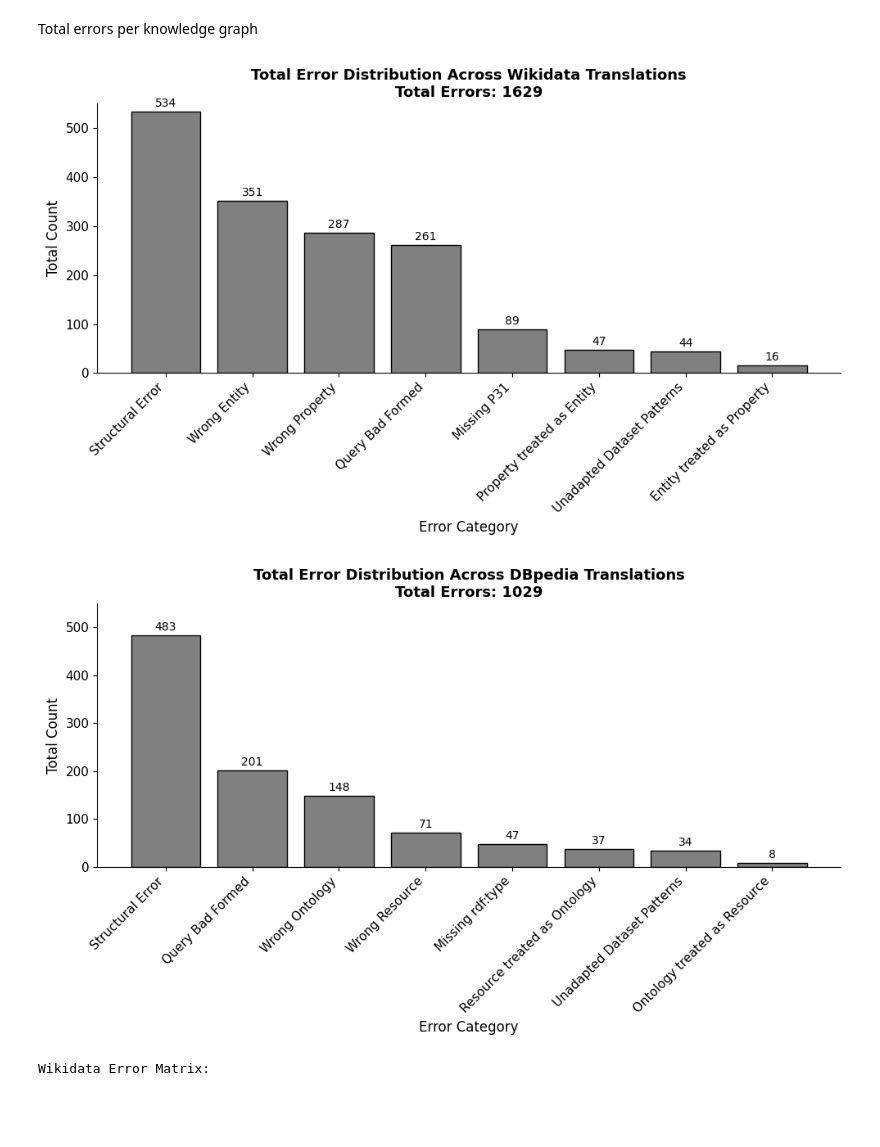
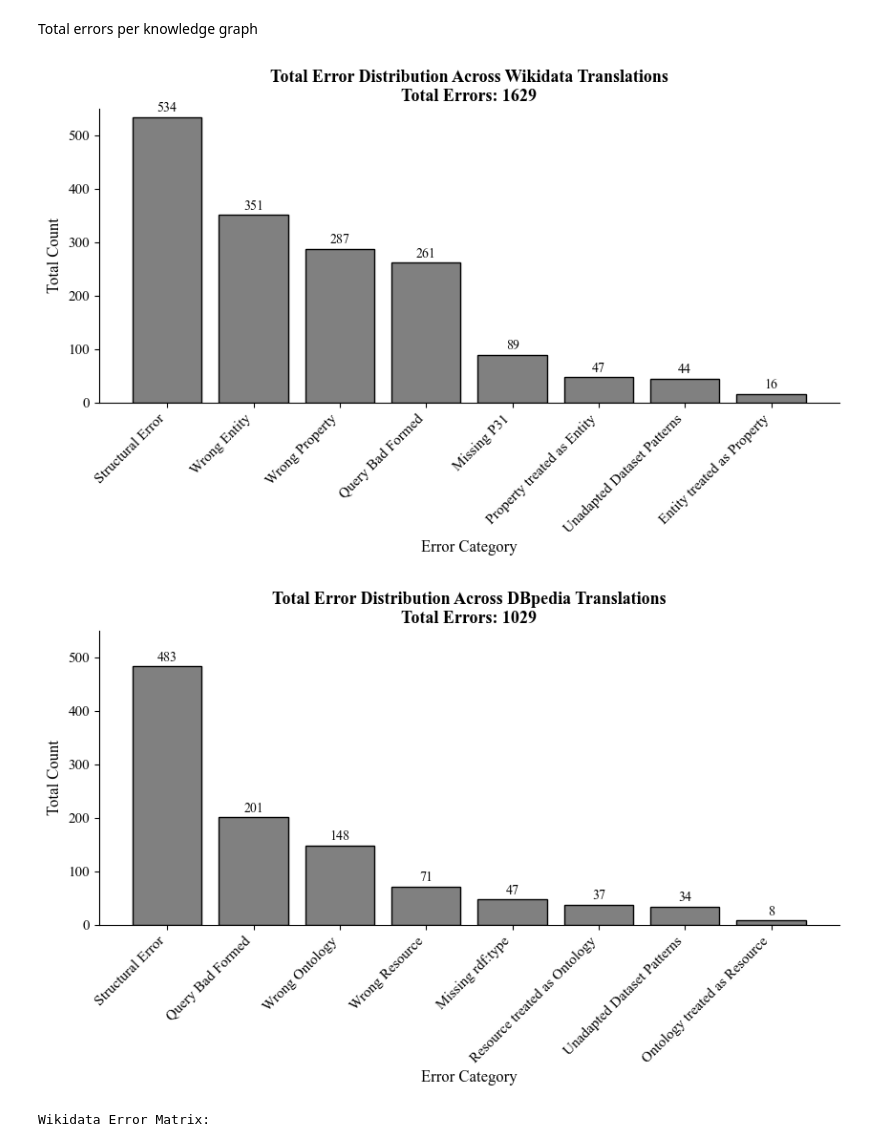
Before and after one commit to semantic-systems/Automatic-SPARQL-translation, a Jupyter notebook: Result-comparison/results_deep_analysis.ipynb, the cells around one changed output. Cells and saved outputs as stored; diff of their text form; code cells hidden in the pictures; blank space fills up the shorter version.

```diff
--- a/Result-comparison/results_deep_analysis.ipynb
+++ b/Result-comparison/results_deep_analysis.ipynb
@@ -7,6 +7,12 @@ import seaborn as sns
 import glob
 import sys
 from collections import Counter
+# %%
+# Set font to Times New Roman for all plots
+plt.rcParams.update({
+    "font.family": "serif",
+    "font.serif": ["Times New Roman"],
+})
 # %%
 sys.path.append(os.path.abspath("../QALD9-Plus-testing/sparql_evaluation"))
 from plot_error_label_distribution_single import plot_error_label_distribution
@@ -109,7 +115,7 @@ for path in glob.glob("categorization/*_results_analysis.xlsx"):
     elif "dbpedia" in path.lower():
         dbpedia_errors.update(error_counts)
 
-def plot_error_summary(counter, title, color="gray"):
+def plot_error_summary(counter, title, filename, color="gray"):
     if not counter:
         print(f"No data found for: {title}")
         return
@@ -120,41 +126,42 @@ def plot_error_summary(counter, title, color="gray"):
     counts = [e[1] for e in sorted_errors]
     total_errors = sum(counts)
 
-    plt.figure(figsize=(10, 6))
+    plt.figure(figsize=(10, 4))
     bars = plt.bar(error_types, counts, color=color, edgecolor="black")
     ax = plt.gca()
 
     # Titles & labels
     plt.title(f"{title}\nTotal Errors: {total_errors}", fontsize=13, weight='bold')
     plt.xlabel("Error Category", fontsize=12)
     plt.ylabel("Total Count", fontsize=12)
     plt.xticks(rotation=45, ha='right', fontsize=11)
     plt.yticks(fontsize=11)
 
     # Set y-axis range
     ax.set_ylim(0, 550)
 
     # Add counts above bars
     for bar in bars:
         height = bar.get_height()
         plt.text(bar.get_x() + bar.get_width() / 2, height + 5, str(int(height)),
                  ha='center', va='bottom', fontsize=10)
 
     # Remove chart border (spines)
     ax.spines['top'].set_visible(False)
     ax.spines['right'].set_visible(False)
 
-    plt.tight_layout()
+    # Export figure
+    plt.savefig(filename, dpi=300, bbox_inches='tight')
     plt.show()
 
 # Plot Wikidata summary
-plot_error_summary(wikidata_errors, "Total Error Distribution Across Wikidata Translations")
+plot_error_summary(wikidata_errors, "Total Error Distribution Across Wikidata Translations", "bars_wikidata_errors.png")
 
 # Plot DBpedia summary
-plot_error_summary(dbpedia_errors, "Total Error Distribution Across DBpedia Translations")
+plot_error_summary(dbpedia_errors, "Total Error Distribution Across DBpedia Translations", "bars_dbpedia_errors.png")
 # %% [output]
-[figure, old version]
+[figure, new version]
-[figure, old version]
+[figure, new version]
 # %%
 # Prepare dictionaries for Wikidata and DBpedia error counts
 wikidata_data = []
```
Also changed, not shown: parts of 12 cells of this notebook, 24 other files.
